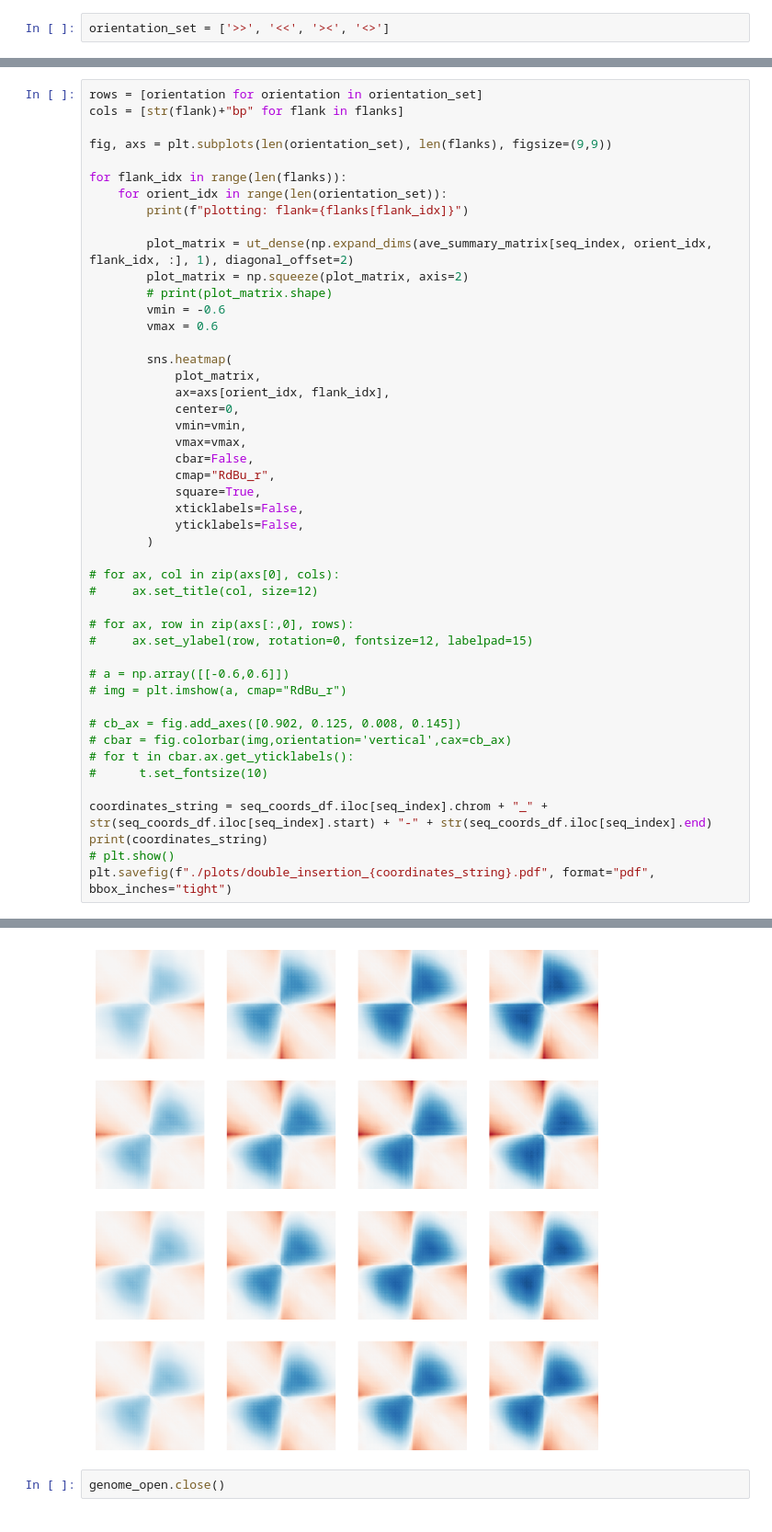
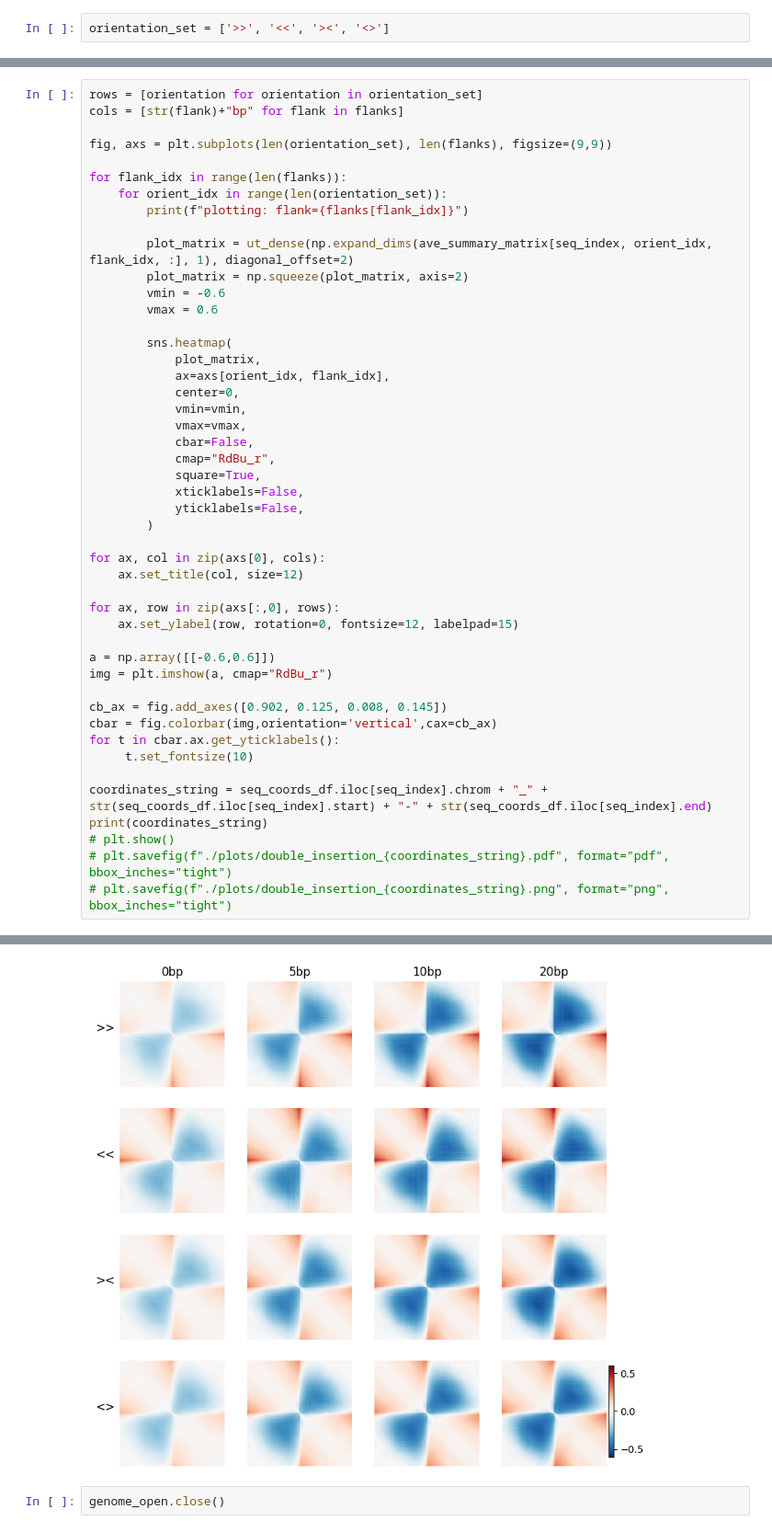
Before and after one commit to Fudenberg-Research-Group/akitaV2-analyses, a Jupyter notebook: experiments/virtual_insertion_flanks/analysis/double_grid_plotting.ipynb, the cells around one changed output, grey strips where cells are left out. Shown at 92% size. Saved outputs shown, nothing was run; the diff lists cells and outputs as text.

```diff
--- a/experiments/virtual_insertion_flanks/analysis/double_grid_plotting.ipynb
+++ b/experiments/virtual_insertion_flanks/analysis/double_grid_plotting.ipynb
@@ -281,7 +247,6 @@ for flank_idx in range(len(flanks)):
 
         plot_matrix = ut_dense(np.expand_dims(ave_summary_matrix[seq_index, orient_idx, flank_idx, :], 1), diagonal_offset=2)
         plot_matrix = np.squeeze(plot_matrix, axis=2)
-        # print(plot_matrix.shape)
         vmin = -0.6
         vmax = 0.6
 
@@ -296,44 +261,45 @@ for flank_idx in range(len(flanks)):
             square=True,
             xticklabels=False,
             yticklabels=False,
         )
 
-# for ax, col in zip(axs[0], cols):
-#     ax.set_title(col, size=12)
+for ax, col in zip(axs[0], cols):
+    ax.set_title(col, size=12)
 
-# for ax, row in zip(axs[:,0], rows):
-#     ax.set_ylabel(row, rotation=0, fontsize=12, labelpad=15)
+for ax, row in zip(axs[:,0], rows):
+    ax.set_ylabel(row, rotation=0, fontsize=12, labelpad=15)
 
-# a = np.array([[-0.6,0.6]])
-# img = plt.imshow(a, cmap="RdBu_r")
+a = np.array([[-0.6,0.6]])
+img = plt.imshow(a, cmap="RdBu_r")
 
-# cb_ax = fig.add_axes([0.902, 0.125, 0.008, 0.145])
-# cbar = fig.colorbar(img,orientation='vertical',cax=cb_ax)
-# for t in cbar.ax.get_yticklabels():
-#      t.set_fontsize(10)
+cb_ax = fig.add_axes([0.902, 0.125, 0.008, 0.145])
+cbar = fig.colorbar(img,orientation='vertical',cax=cb_ax)
+for t in cbar.ax.get_yticklabels():
+     t.set_fontsize(10)
 
 coordinates_string = seq_coords_df.iloc[seq_index].chrom + "_" + str(seq_coords_df.iloc[seq_index].start) + "-" + str(seq_coords_df.iloc[seq_index].end)
 print(coordinates_string)
 # plt.show()
-plt.savefig(f"./plots/double_insertion_{coordinates_string}.pdf", format="pdf", bbox_inches="tight")
+# plt.savefig(f"./plots/double_insertion_{coordinates_string}.pdf", format="pdf", bbox_inches="tight")
+# plt.savefig(f"./plots/double_insertion_{coordinates_string}.png", format="png", bbox_inches="tight")
 # %% [output]
 plotting: flank=0
 plotting: flank=0
 plotting: flank=0
 plotting: flank=0
 plotting: flank=5
 plotting: flank=5
 plotting: flank=5
 plotting: flank=5
 plotting: flank=10
 plotting: flank=10
 plotting: flank=10
 plotting: flank=10
 plotting: flank=20
 plotting: flank=20
 plotting: flank=20
 plotting: flank=20
 chr7_37357852-37357871
-[figure, old version]
+[figure, new version]
 # %%
 genome_open.close()
```
Also changed, not shown: parts of 21 cells of this notebook, 12 other files.
